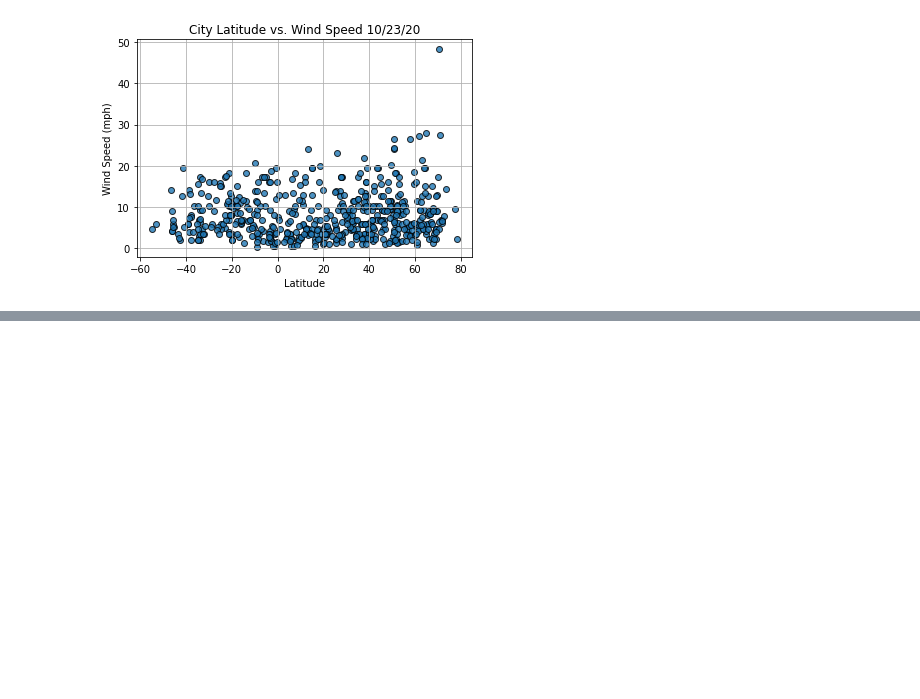
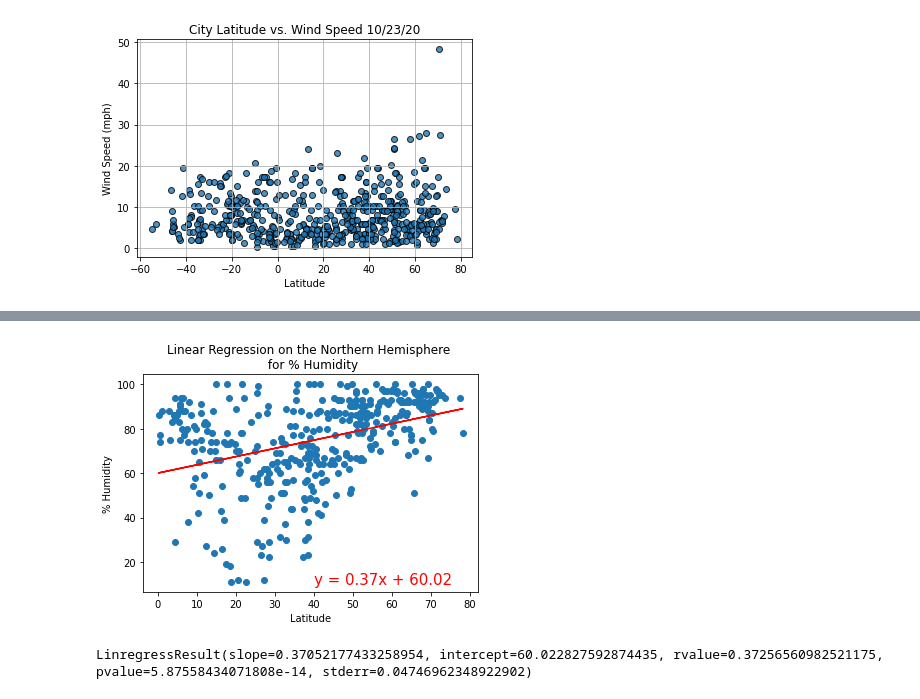
Before and after one commit to ABonuan/World_Weather_Analysis, a Jupyter notebook: WeatherPy.ipynb, the cells around one changed output, grey strips where cells are left out. Drawn from its saved outputs; the diff is of its cells as text; code cells hidden in the pictures; blank space fills up the shorter version.

```diff
--- a/WeatherPy.ipynb
+++ b/WeatherPy.ipynb
@@ -242,0 +322,14 @@ plt.show()
+# %%
+# Linear regression on the Northern Hemisphere
+x_values = northern_hemi_df["Lat"]
+y_values = northern_hemi_df["Humidity"]
+# Call the function.
+plot_linear_regression(x_values, y_values,
+                       "Linear Regression on the Northern Hemisphere \n for % Humidity", "% Humidity",(40,10))
+# %% [output]
+[figure, added]
+# %%
+# % Humidity linear regression for Northern Hemisphere
+print(linregress(x_values, y_values))
+# %% [output]
+LinregressResult(slope=0.37052177433258954, intercept=60.022827592874435, rvalue=0.37256560982521175, pvalue=5.87558434071808e-14, stderr=0.04746962348922902)
```
Also changed, not shown: parts of 19 cells of this notebook.
